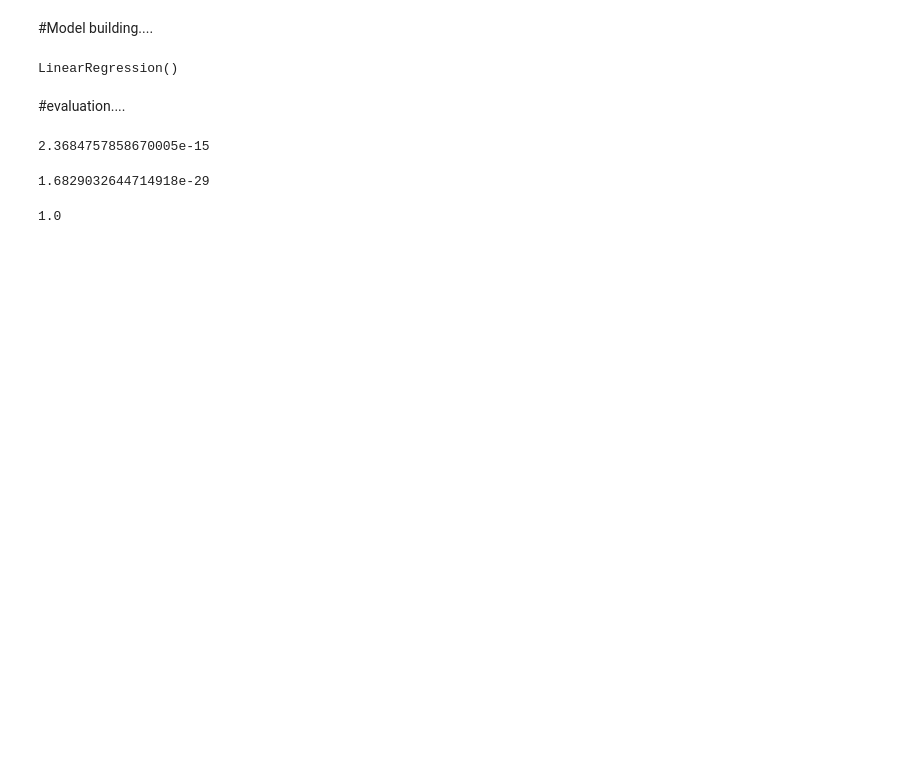
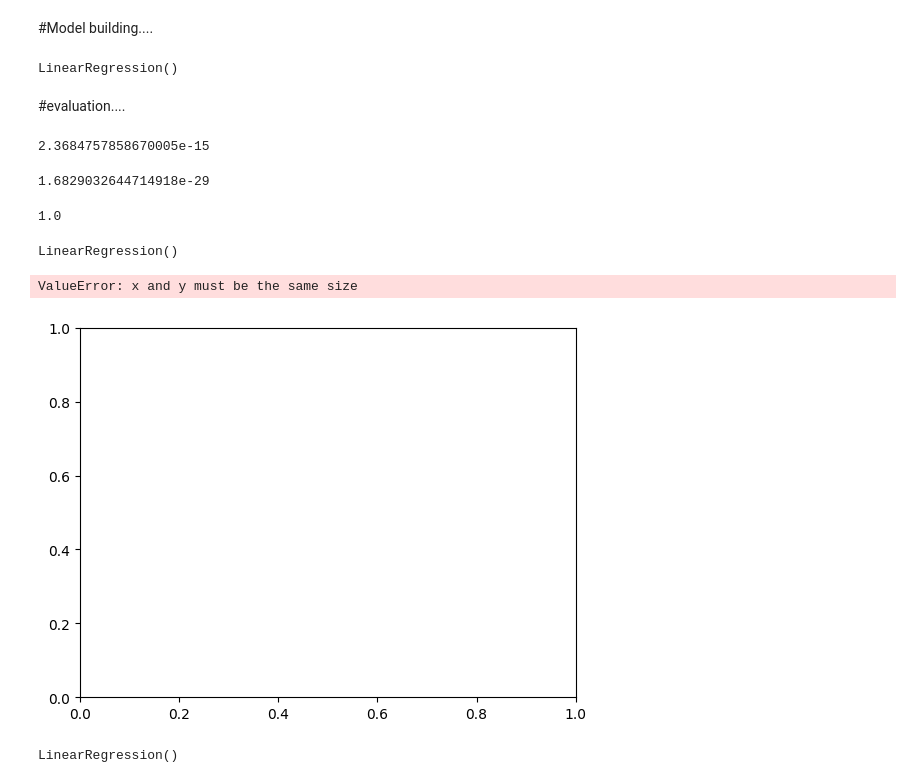
Before and after one commit to Alagucodein/Pythonlearning, a Jupyter notebook: MLR_student.ipynb, the cells around one changed output. Saved outputs shown, nothing was run; the diff lists cells and outputs as text; code cells hidden in the pictures; blank space fills up the shorter version.

```diff
--- a/MLR_student.ipynb
+++ b/MLR_student.ipynb
@@ -241,3 +202,29 @@ R2 = r2_score(y_test,y_predict)
 R2 #coeffiency of determination
 # %% [output]
 1.0
+# %%
+from sklearn.preprocessing import PolynomialFeatures
+poly_reg = PolynomialFeatures(degree=5) # Tranforming
+X_poly = poly_reg.fit_transform(x)
+lin_reg = LinearRegression()
+lin_reg.fit(X_poly,y)
+# %% [output]
+LinearRegression()
+# %%
+plt.scatter(x,y)
+plt.plot(x, lin_reg.predict(x), color='red')
+plt.title('Gaming Data (Linear Regression)')
+plt.xlabel('Gaming Steps')
+plt.ylabel('Points')
+plt.show()
+# %% [output]
+ValueError: x and y must be the same size
+[figure, added]
+# %%
+from sklearn.preprocessing import PolynomialFeatures
+poly_reg = PolynomialFeatures(degree=5) # Tranforming
+X_poly = poly_reg.fit_transform(x)
+lin_reg2 = LinearRegression()
+lin_reg2.fit(X_poly,y)
+# %% [output]
+LinearRegression()
```
Also changed, not shown: parts of 4 cells of this notebook.
